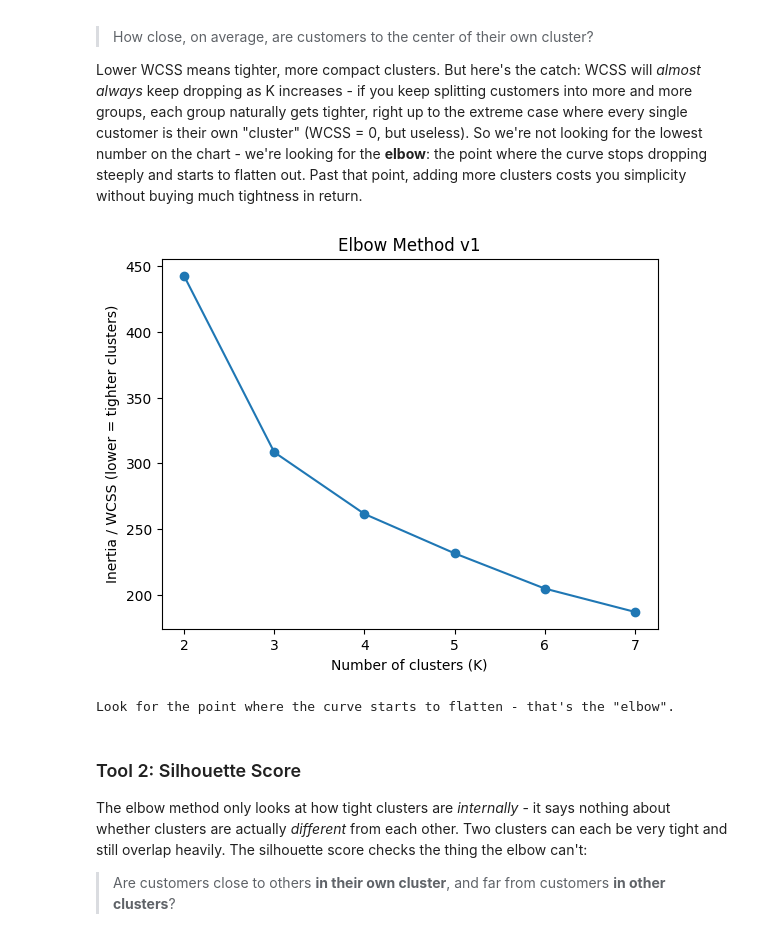
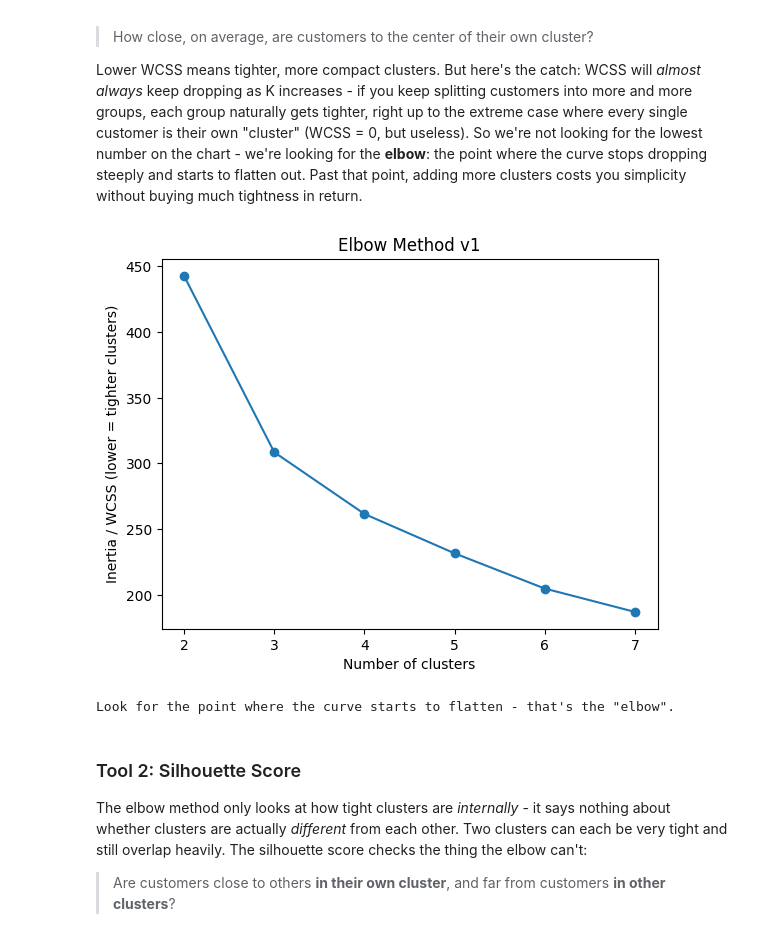
Before and after one commit to Publica-AI/data-science-ai, a Jupyter notebook: module-04-introduction-to-machine-learning/week-07/Unsupervised_Learning_Clustering.ipynb, the cells around one changed output. Saved outputs shown, nothing was run; the diff lists cells and outputs as text; code cells hidden in the pictures.

```diff
--- a/module-04-introduction-to-machine-learning/week-07/Unsupervised_Learning_Clustering.ipynb
+++ b/module-04-introduction-to-machine-learning/week-07/Unsupervised_Learning_Clustering.ipynb
@@ -135,21 +136,21 @@ costs you simplicity without buying much tightness in return.
 # %%
 inertia = []
 k_range = range(2, 8)
 
 for k in k_range:
     km = KMeans(n_clusters=k, random_state=42, n_init=10)
     km.fit(X_scaled)
     inertia.append(km.inertia_)
 
 plt.plot(k_range, inertia, marker='o')
-plt.xlabel('Number of clusters (K)')
+plt.xlabel('Number of clusters')
 plt.ylabel('Inertia / WCSS (lower = tighter clusters)')
 plt.title('Elbow Method v1')
 plt.show()
 
 print('Look for the point where the curve starts to flatten - that\'s the "elbow".')
 # %% [output]
-[figure, old version]
+[figure, new version]
 Look for the point where the curve starts to flatten - that's the "elbow".
 # %% [markdown]
 ### Tool 2: Silhouette Score
```
Also changed, not shown: parts of 4 cells of this notebook, 2 other files.
